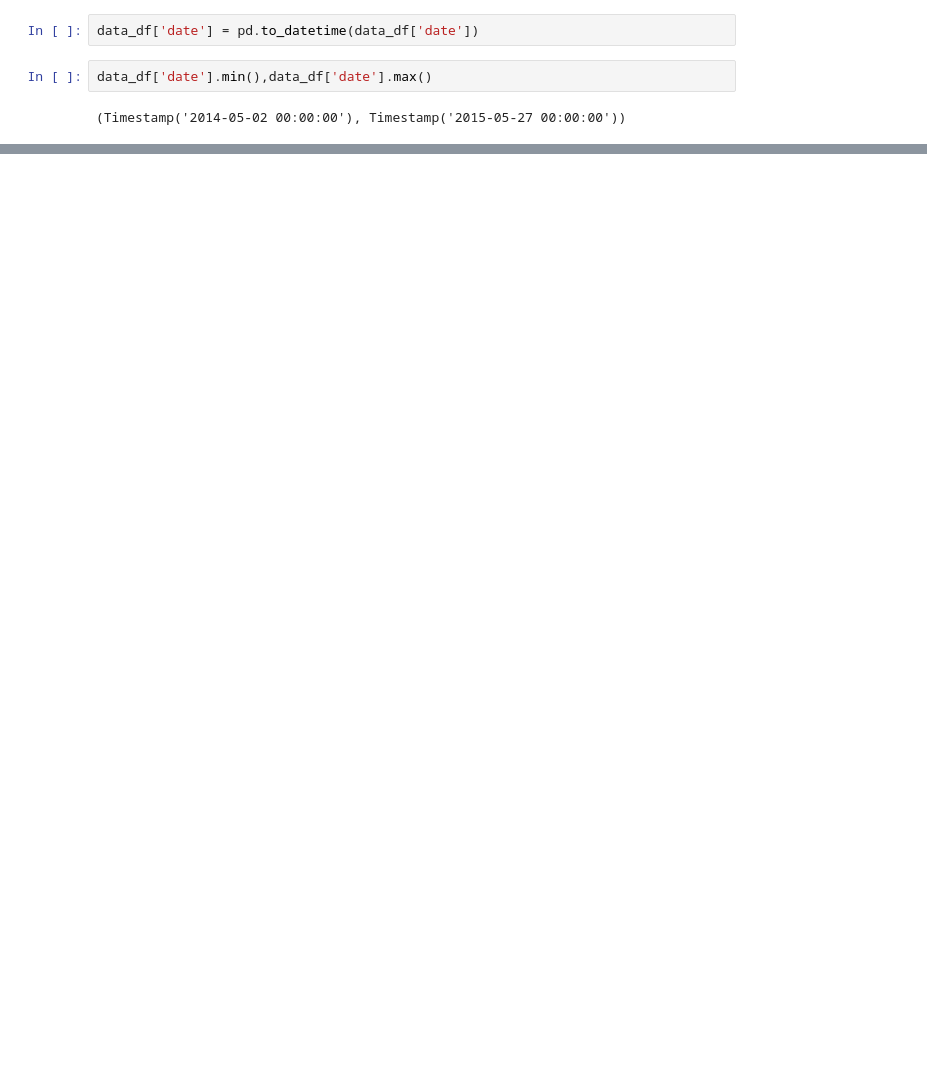
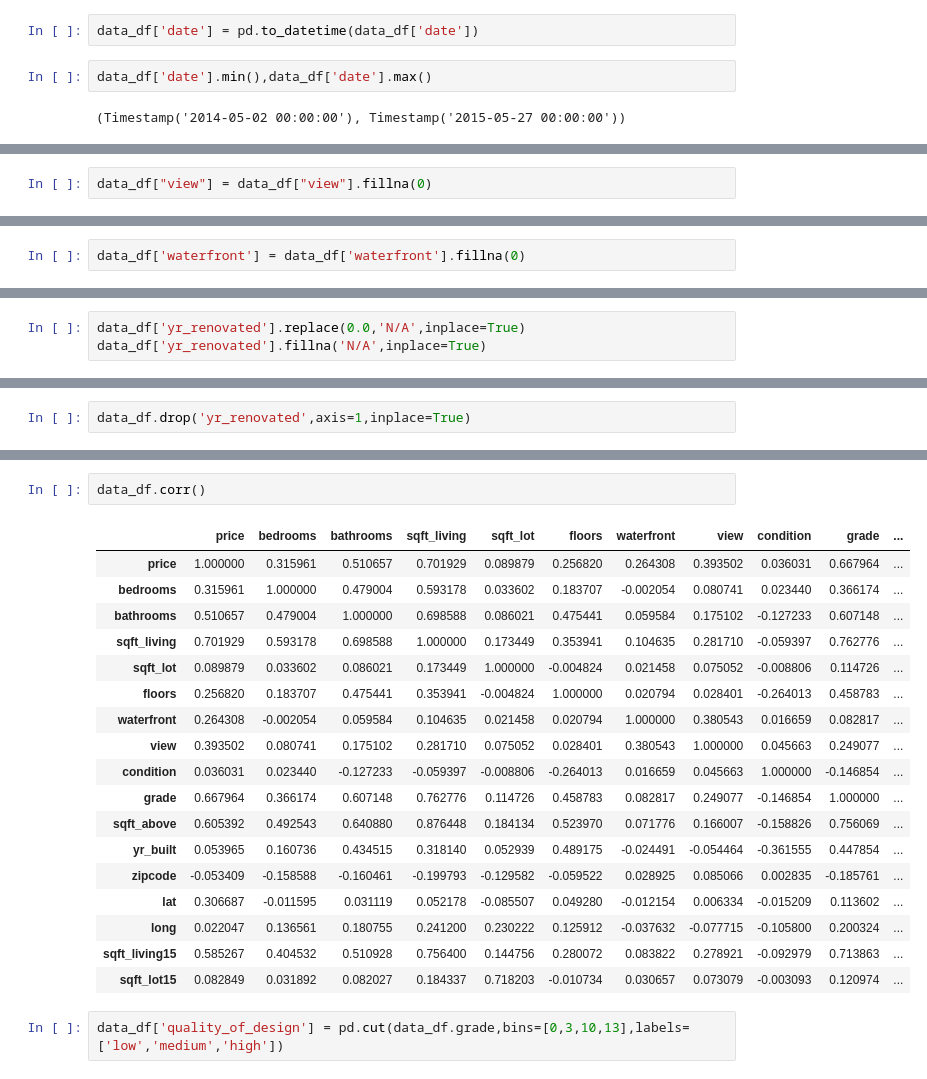
Before and after one commit to JCherryA050/real_estate_analysis, a Jupyter notebook: working_notebooks/ajc_working_nb.ipynb, the cells around one changed output, grey strips where cells are left out. Drawn from its saved outputs; the diff is of its cells as text; blank space fills up the shorter version.

Commit message:
finished data cleaning and completed preprocessing function

```diff
--- a/working_notebooks/ajc_working_nb.ipynb
+++ b/working_notebooks/ajc_working_nb.ipynb
@@ -62,0 +74,2 @@ data_df['date'].min(),data_df['date'].max()
+# %%
+data_df["view"] = data_df["view"].fillna(0)
@@ -62,0 +87,2 @@ data_df['date'].min(),data_df['date'].max()
+# %%
+data_df['waterfront'] = data_df['waterfront'].fillna(0)
@@ -62,0 +114,3 @@ data_df['date'].min(),data_df['date'].max()
+# %%
+data_df['yr_renovated'].replace(0.0,'N/A',inplace=True)
+data_df['yr_renovated'].fillna('N/A',inplace=True)
@@ -62,0 +134,2 @@ data_df['date'].min(),data_df['date'].max()
+# %%
+data_df.drop('yr_renovated',axis=1,inplace=True)
@@ -62,0 +164,23 @@ data_df['date'].min(),data_df['date'].max()
+# %%
+data_df.corr()
+# %% [output]
+|  | price | bedrooms | bathrooms | sqft_living | sqft_lot | floors | waterfront | view | condition | grade | ... |
+| price | 1.000000 | 0.315961 | 0.510657 | 0.701929 | 0.089879 | 0.256820 | 0.264308 | 0.393502 | 0.036031 | 0.667964 | ... |
+| bedrooms | 0.315961 | 1.000000 | 0.479004 | 0.593178 | 0.033602 | 0.183707 | -0.002054 | 0.080741 | 0.023440 | 0.366174 | ... |
+| bathrooms | 0.510657 | 0.479004 | 1.000000 | 0.698588 | 0.086021 | 0.475441 | 0.059584 | 0.175102 | -0.127233 | 0.607148 | ... |
+| sqft_living | 0.701929 | 0.593178 | 0.698588 | 1.000000 | 0.173449 | 0.353941 | 0.104635 | 0.281710 | -0.059397 | 0.762776 | ... |
+| sqft_lot | 0.089879 | 0.033602 | 0.086021 | 0.173449 | 1.000000 | -0.004824 | 0.021458 | 0.075052 | -0.008806 | 0.114726 | ... |
+| floors | 0.256820 | 0.183707 | 0.475441 | 0.353941 | -0.004824 | 1.000000 | 0.020794 | 0.028401 | -0.264013 | 0.458783 | ... |
+| waterfront | 0.264308 | -0.002054 | 0.059584 | 0.104635 | 0.021458 | 0.020794 | 1.000000 | 0.380543 | 0.016659 | 0.082817 | ... |
+| view | 0.393502 | 0.080741 | 0.175102 | 0.281710 | 0.075052 | 0.028401 | 0.380543 | 1.000000 | 0.045663 | 0.249077 | ... |
+| condition | 0.036031 | 0.023440 | -0.127233 | -0.059397 | -0.008806 | -0.264013 | 0.016659 | 0.045663 | 1.000000 | -0.146854 | ... |
+| grade | 0.667964 | 0.366174 | 0.607148 | 0.762776 | 0.114726 | 0.458783 | 0.082817 | 0.249077 | -0.146854 | 1.000000 | ... |
+| sqft_above | 0.605392 | 0.492543 | 0.640880 | 0.876448 | 0.184134 | 0.523970 | 0.071776 | 0.166007 | -0.158826 | 0.756069 | ... |
+| yr_built | 0.053965 | 0.160736 | 0.434515 | 0.318140 | 0.052939 | 0.489175 | -0.024491 | -0.054464 | -0.361555 | 0.447854 | ... |
+| zipcode | -0.053409 | -0.158588 | -0.160461 | -0.199793 | -0.129582 | -0.059522 | 0.028925 | 0.085066 | 0.002835 | -0.185761 | ... |
+| lat | 0.306687 | -0.011595 | 0.031119 | 0.052178 | -0.085507 | 0.049280 | -0.012154 | 0.006334 | -0.015209 | 0.113602 | ... |
+| long | 0.022047 | 0.136561 | 0.180755 | 0.241200 | 0.230222 | 0.125912 | -0.037632 | -0.077715 | -0.105800 | 0.200324 | ... |
+| sqft_living15 | 0.585267 | 0.404532 | 0.510928 | 0.756400 | 0.144756 | 0.280072 | 0.083822 | 0.278921 | -0.092979 | 0.713863 | ... |
+| sqft_lot15 | 0.082849 | 0.031892 | 0.082027 | 0.184337 | 0.718203 | -0.010734 | 0.030657 | 0.073079 | -0.003093 | 0.120974 | ... |
+# %%
+data_df['quality_of_design'] = pd.cut(data_df.grade,bins=[0,3,10,13],labels=['low','medium','high'])
```
Also changed, not shown: parts of 33 cells of this notebook.
